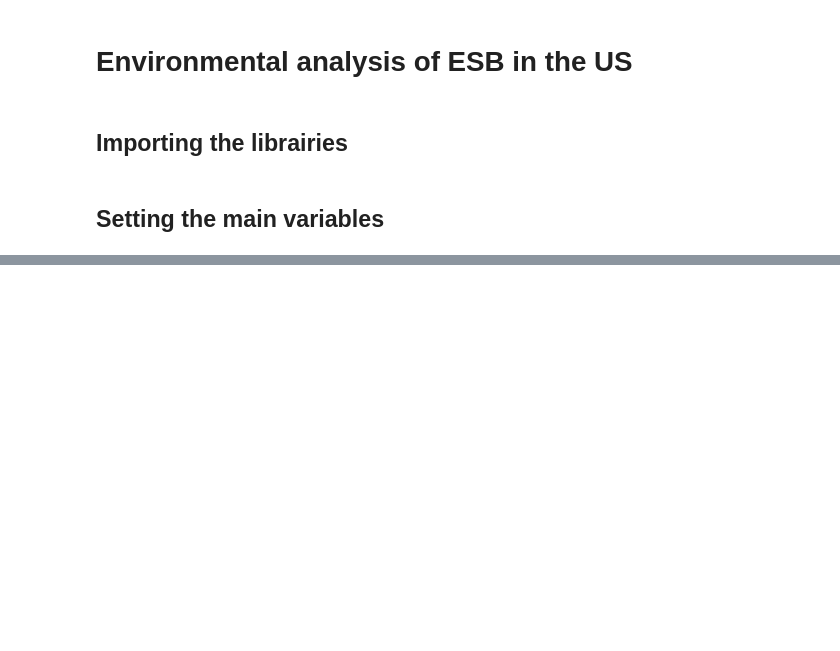
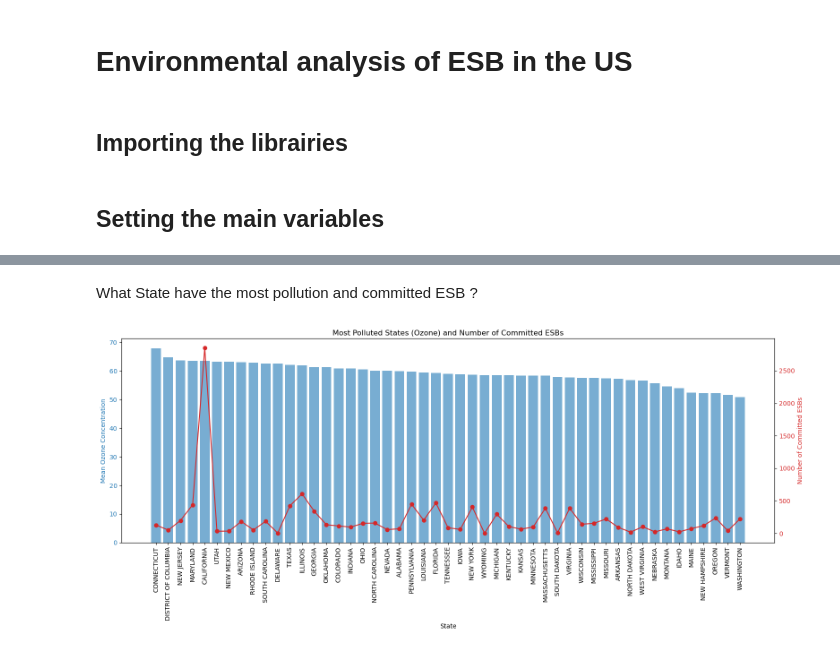
Before and after one commit to mikhailBenali/ML2_Project_ESB_adoption, a Jupyter notebook: src/Environmental-analysis.ipynb, the cells around one changed output, grey strips where cells are left out. Saved outputs shown, nothing was run; the diff lists cells and outputs as text; code cells hidden in the pictures; blank space fills up the shorter version.

```diff
--- a/src/Environmental-analysis.ipynb
+++ b/src/Environmental-analysis.ipynb
@@ -72,0 +143,28 @@ df.head()
+# %% [markdown]
+What State have the most pollution and committed ESB ?
+# %%
+fig, ax1 = plt.subplots(figsize=(16, 7))
+
+# Sort states by mean ozone concentration (descending)
+sorted_states = state_ozone_means.sort_values(ascending=False).index
+
+# Bar plot for ozone concentration (left y-axis)
+color1 = 'tab:blue'
+ax1.bar(sorted_states, state_ozone_means[sorted_states], color=color1, alpha=0.6, label='Mean Ozone Concentration')
+ax1.set_ylabel('Mean Ozone Concentration', color=color1)
+ax1.tick_params(axis='y', labelcolor=color1)
+ax1.set_xticklabels(sorted_states, rotation=90)
+ax1.set_xlabel('State')
+
+# Line plot for number of committed ESBs (right y-axis)
+ax2 = ax1.twinx()
+color2 = 'tab:red'
+ax2.plot(sorted_states, state_committed_esb[sorted_states], color=color2, marker='o', label='Number of Committed ESBs')
+ax2.set_ylabel('Number of Committed ESBs', color=color2)
+ax2.tick_params(axis='y', labelcolor=color2)
+
+plt.title('Most Polluted States (Ozone) and Number of Committed ESBs')
+plt.tight_layout()
+plt.show()
+# %% [output]
+[figure, added]
```
Also changed, not shown: parts of 10 cells of this notebook.
